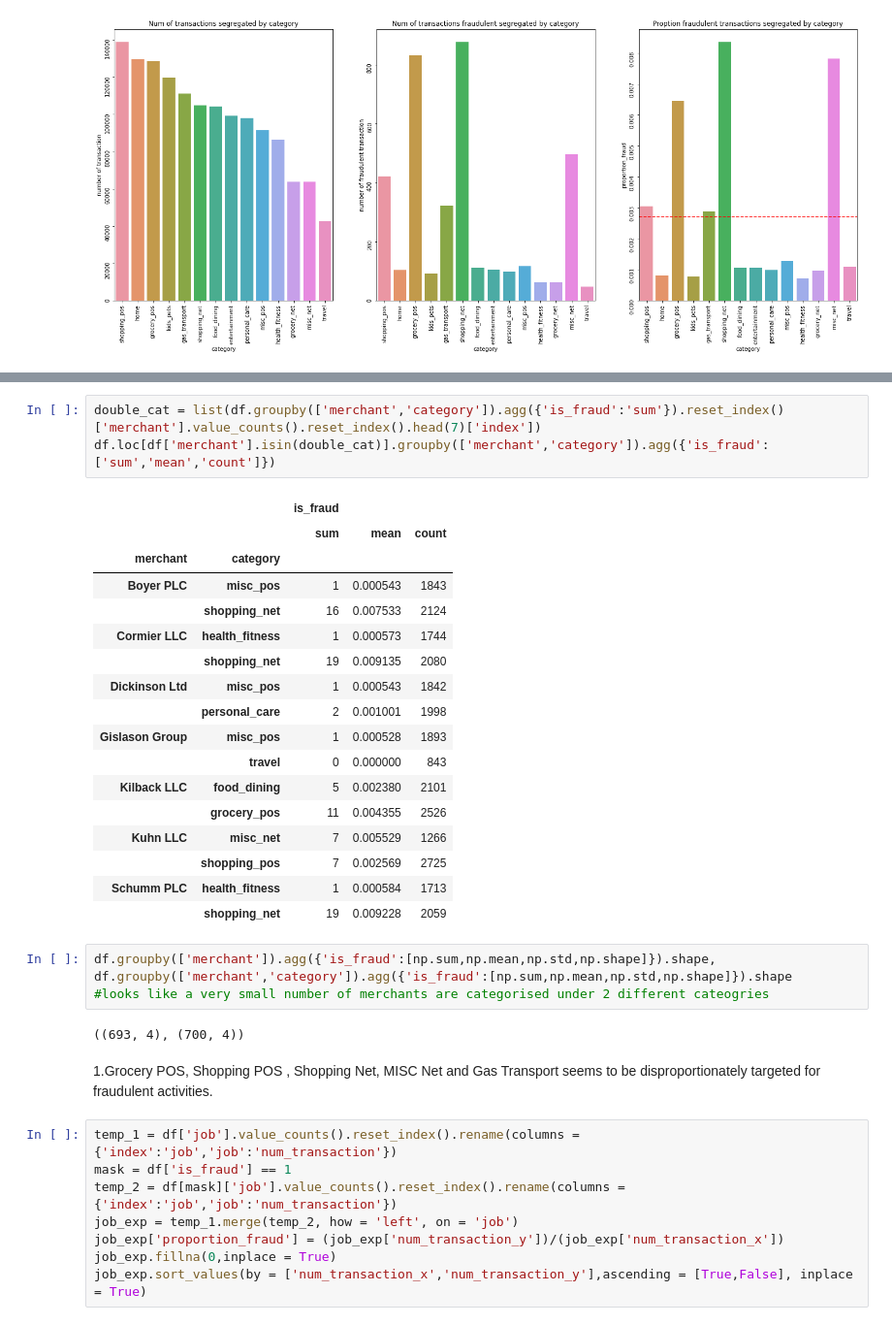
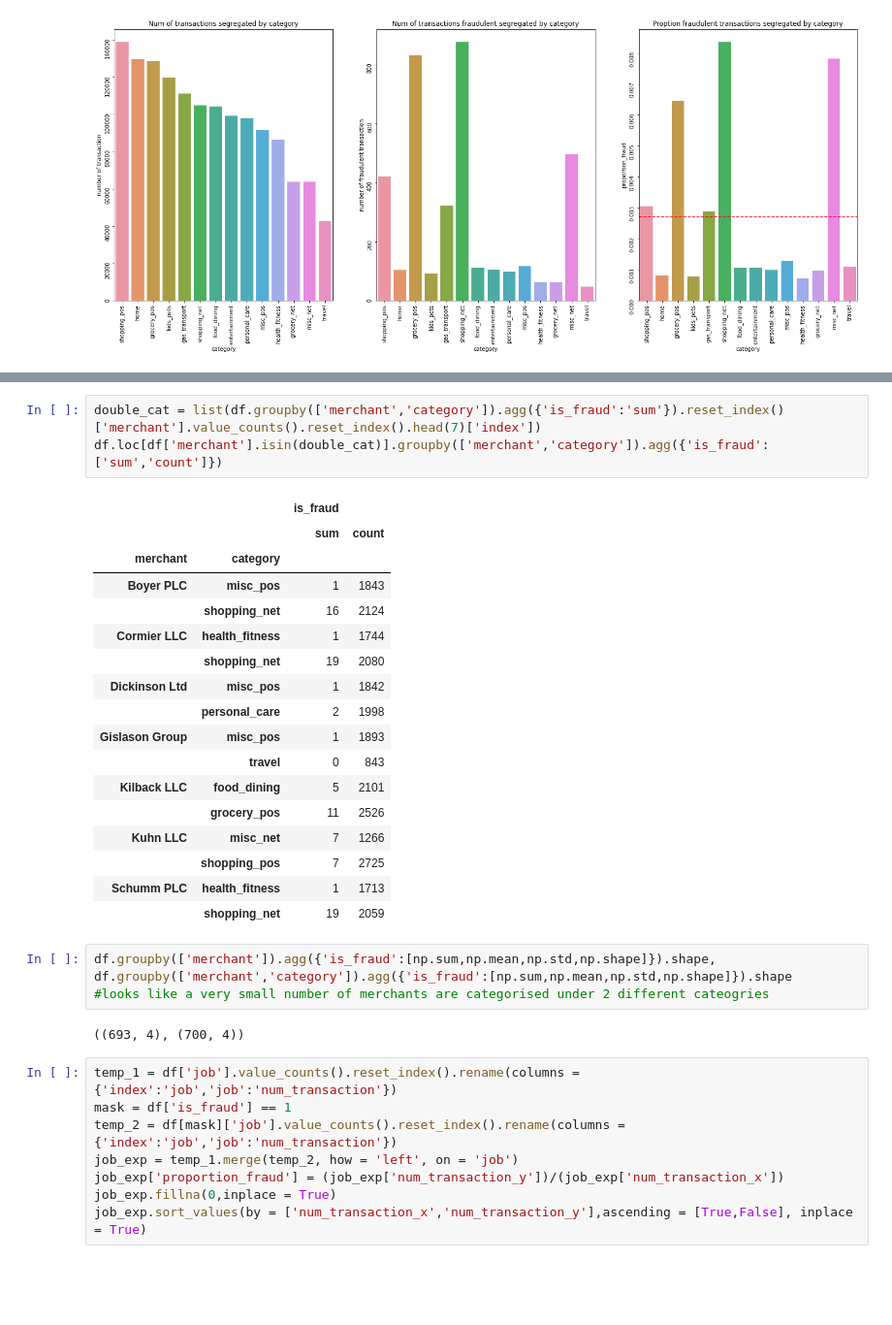
Before and after one commit to ngcheeyuan/Fraud_Detection_Capstone, a Jupyter notebook: Capstone.ipynb, the cells around one changed output, grey strips where cells are left out. Shown at 97% size. Drawn from its saved outputs; the diff is of its cells as text; blank space fills up the shorter version.

```diff
--- a/Capstone.ipynb
+++ b/Capstone.ipynb
@@ -419,31 +466,29 @@ ax[2].tick_params(labelrotation=90)
 # %%
 double_cat = list(df.groupby(['merchant','category']).agg({'is_fraud':'sum'}).reset_index()['merchant'].value_counts().reset_index().head(7)['index'])
-df.loc[df['merchant'].isin(double_cat)].groupby(['merchant','category']).agg({'is_fraud':['sum','mean','count']})
+df.loc[df['merchant'].isin(double_cat)].groupby(['merchant','category']).agg({'is_fraud':['sum','count']})
 # %% [output]
-|  |  | is_fraud |  |  |
-|  |  | sum | mean | count |
-| merchant | category |  |  |  |
-| Boyer PLC | misc_pos | 1 | 0.000543 | 1843 |
-|  | shopping_net | 16 | 0.007533 | 2124 |
-| Cormier LLC | health_fitness | 1 | 0.000573 | 1744 |
-|  | shopping_net | 19 | 0.009135 | 2080 |
-| Dickinson Ltd | misc_pos | 1 | 0.000543 | 1842 |
-|  | personal_care | 2 | 0.001001 | 1998 |
-| Gislason Group | misc_pos | 1 | 0.000528 | 1893 |
-|  | travel | 0 | 0.000000 | 843 |
-| Kilback LLC | food_dining | 5 | 0.002380 | 2101 |
-|  | grocery_pos | 11 | 0.004355 | 2526 |
-| Kuhn LLC | misc_net | 7 | 0.005529 | 1266 |
-|  | shopping_pos | 7 | 0.002569 | 2725 |
-| Schumm PLC | health_fitness | 1 | 0.000584 | 1713 |
-|  | shopping_net | 19 | 0.009228 | 2059 |
+|  |  | is_fraud |  |
+|  |  | sum | count |
+| merchant | category |  |  |
+| Boyer PLC | misc_pos | 1 | 1843 |
+|  | shopping_net | 16 | 2124 |
+| Cormier LLC | health_fitness | 1 | 1744 |
+|  | shopping_net | 19 | 2080 |
+| Dickinson Ltd | misc_pos | 1 | 1842 |
+|  | personal_care | 2 | 1998 |
+| Gislason Group | misc_pos | 1 | 1893 |
+|  | travel | 0 | 843 |
+| Kilback LLC | food_dining | 5 | 2101 |
+|  | grocery_pos | 11 | 2526 |
+| Kuhn LLC | misc_net | 7 | 1266 |
+|  | shopping_pos | 7 | 2725 |
+| Schumm PLC | health_fitness | 1 | 1713 |
+|  | shopping_net | 19 | 2059 |
 # %%
 df.groupby(['merchant']).agg({'is_fraud':[np.sum,np.mean,np.std,np.shape]}).shape, df.groupby(['merchant','category']).agg({'is_fraud':[np.sum,np.mean,np.std,np.shape]}).shape
 #looks like a very small number of merchants are categorised under 2 different cateogries
 # %% [output]
 ((693, 4), (700, 4))
-# %% [markdown]
-1.Grocery POS, Shopping POS , Shopping Net, MISC Net and Gas Transport seems to be disproportionately targeted for fraudulent activities.
 # %%
 temp_1 = df['job'].value_counts().reset_index().rename(columns = {'index':'job','job':'num_transaction'})
 mask = df['is_fraud'] == 1
```
Also changed, not shown: parts of 42 cells of this notebook.
